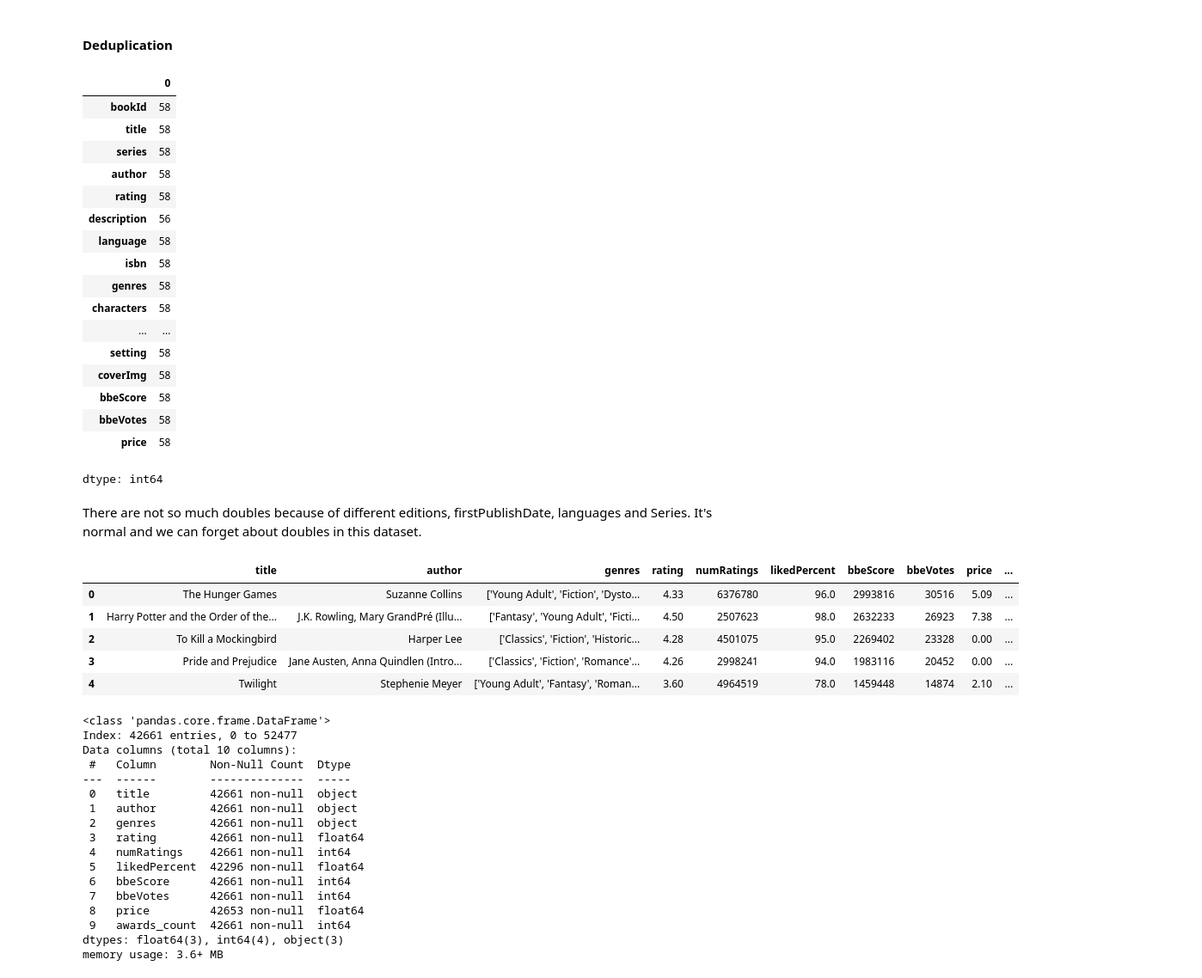
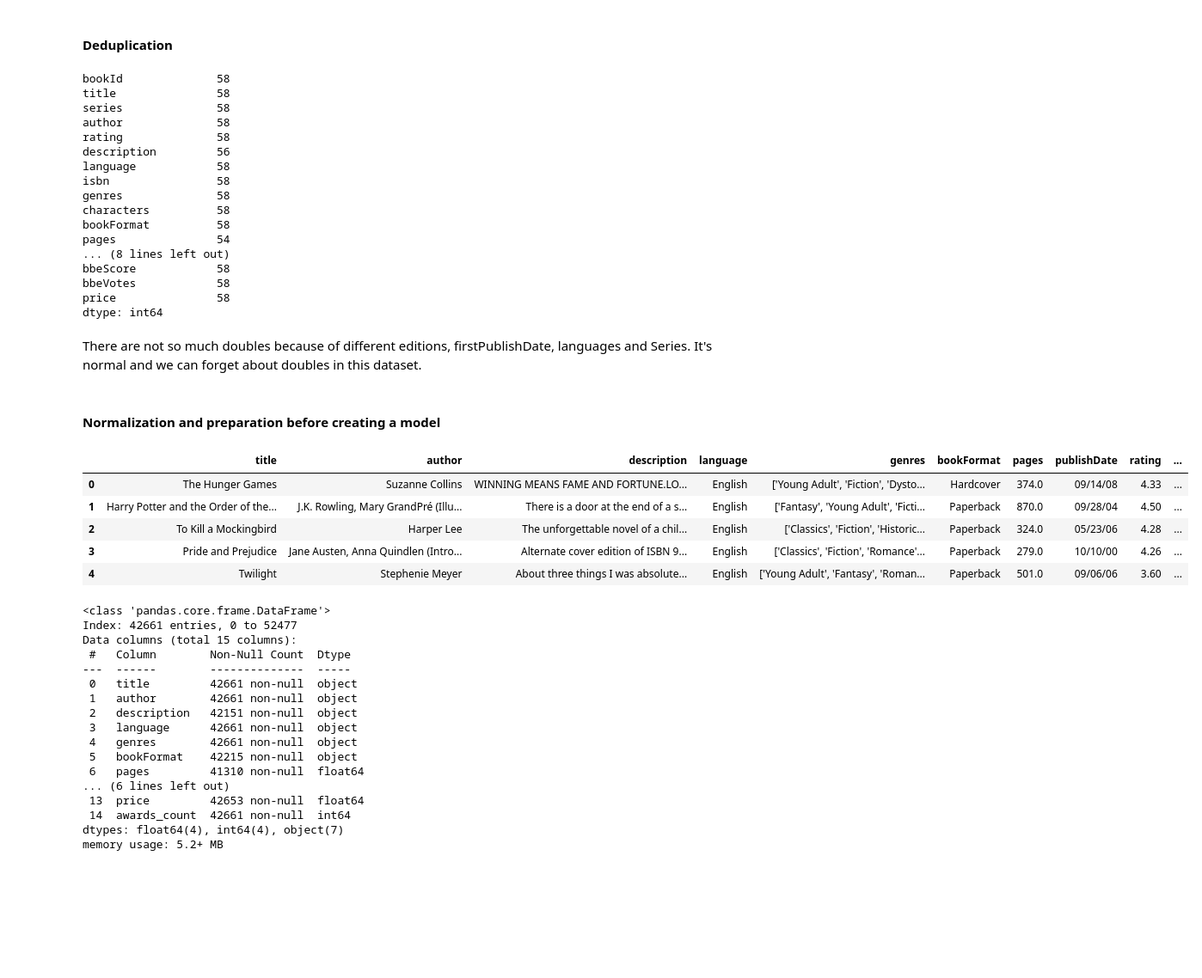
Before and after one commit to DmitrySavinskikh/ml-project, a Jupyter notebook: Group_Project_MDS_ML_26.06.ipynb, the cells around one changed output. Shown at 86% size. Drawn from its saved outputs; the diff is of its cells as text; code cells hidden in the pictures; blank space fills up the shorter version.

```diff
--- a/Group_Project_MDS_ML_26.06.ipynb
+++ b/Group_Project_MDS_ML_26.06.ipynb
@@ -263,5 +262,7 @@ df['price'] = df['price'].fillna(0)
 # %%
+
 df.drop('edition', axis=1, inplace=True)
+df.drop('coverImg', axis=1, inplace=True)
 df
 # %% [output]
 |  | bookId | title | series | author | rating | description | language | isbn | genres | characters | ... |
@@ -335,68 +350,69 @@ Column 'coverImg' seems useless
 doubles = df[df.duplicated(subset=['bookId'], keep=False)].count()
 doubles
 # %% [output]
-|  | 0 |
-| bookId | 58 |
-| title | 58 |
-| series | 58 |
-| author | 58 |
-| rating | 58 |
-| description | 56 |
-| language | 58 |
-| isbn | 58 |
-| genres | 58 |
-| characters | 58 |
-| ... | ... |
-| setting | 58 |
-| coverImg | 58 |
-| bbeScore | 58 |
-| bbeVotes | 58 |
-| price | 58 |
+bookId              58
+title               58
+series              58
+author              58
+rating              58
+description         56
+language            58
+isbn                58
+genres              58
+characters          58
+bookFormat          58
+pages               54
+... (8 lines left out)
+bbeScore            58
+bbeVotes            58
+price               58
 dtype: int64
 # %% [markdown]
 There are not so much doubles because of different editions, firstPublishDate, languages and Series. It's normal and we can forget about doubles in this dataset.
+# %% [markdown]
+#### Normalization and preparation before creating a model
 # %%
 df['pages'] = pd.to_numeric(df['pages'], errors='coerce')
 df['price'] = pd.to_numeric(df['price'], errors='coerce')
 # %%
 numeric_df = df[['rating', 'numRatings', 'likedPercent', 'bbeScore', 'bbeVotes', 'price']].copy()
 
 numeric_df['awards_count'] = df['awards'].apply(len)
 
 # Нормализуем все числовые колонки в диапазон 0-1
 #scaler = MinMaxScaler()
 #normalized_data = scaler.fit_transform(numeric_df)
 #normalized_df = pd.DataFrame(normalized_data, columns=numeric_df.columns, index=numeric_df.index)
 
 # Добавляем категориальные колонки для контекста
-context_cols = ['title', 'author', 'genres']
+context_cols = ['title', 'author', 'description', 'language', 'genres', 'bookFormat', 'pages', 'publishDate']
 final_df = pd.concat([df[context_cols], numeric_df], axis=1)
 
 final_df.head()
 # %% [output]
-|  | title | author | genres | rating | numRatings | likedPercent | bbeScore | bbeVotes | price | ... |
-| 0 | The Hunger Games | Suzanne Collins | ['Young Adult', 'Fiction', 'Dysto... | 4.33 | 6376780 | 96.0 | 2993816 | 30516 | 5.09 | ... |
-| 1 | Harry Potter and the Order of the... | J.K. Rowling, Mary GrandPré (Illu... | ['Fantasy', 'Young Adult', 'Ficti... | 4.50 | 2507623 | 98.0 | 2632233 | 26923 | 7.38 | ... |
-| 2 | To Kill a Mockingbird | Harper Lee | ['Classics', 'Fiction', 'Historic... | 4.28 | 4501075 | 95.0 | 2269402 | 23328 | 0.00 | ... |
-| 3 | Pride and Prejudice | Jane Austen, Anna Quindlen (Intro... | ['Classics', 'Fiction', 'Romance'... | 4.26 | 2998241 | 94.0 | 1983116 | 20452 | 0.00 | ... |
-| 4 | Twilight | Stephenie Meyer | ['Young Adult', 'Fantasy', 'Roman... | 3.60 | 4964519 | 78.0 | 1459448 | 14874 | 2.10 | ... |
+|  | title | author | description | language | genres | bookFormat | pages | publishDate | rating | ... |
+| 0 | The Hunger Games | Suzanne Collins | WINNING MEANS FAME AND FORTUNE.LO... | English | ['Young Adult', 'Fiction', 'Dysto... | Hardcover | 374.0 | 09/14/08 | 4.33 | ... |
+| 1 | Harry Potter and the Order of the... | J.K. Rowling, Mary GrandPré (Illu... | There is a door at the end of a s... | English | ['Fantasy', 'Young Adult', 'Ficti... | Paperback | 870.0 | 09/28/04 | 4.50 | ... |
+| 2 | To Kill a Mockingbird | Harper Lee | The unforgettable novel of a chil... | English | ['Classics', 'Fiction', 'Historic... | Paperback | 324.0 | 05/23/06 | 4.28 | ... |
+| 3 | Pride and Prejudice | Jane Austen, Anna Quindlen (Intro... | Alternate cover edition of ISBN 9... | English | ['Classics', 'Fiction', 'Romance'... | Paperback | 279.0 | 10/10/00 | 4.26 | ... |
+| 4 | Twilight | Stephenie Meyer | About three things I was absolute... | English | ['Young Adult', 'Fantasy', 'Roman... | Paperback | 501.0 | 09/06/06 | 3.60 | ... |
 # %%
 final_df.info()
 # %% [output]
 <class 'pandas.core.frame.DataFrame'>
 Index: 42661 entries, 0 to 52477
-Data columns (total 10 columns):
+Data columns (total 15 columns):
  #   Column        Non-Null Count  Dtype
 ---  ------        --------------  -----
  0   title         42661 non-null  object
  1   author        42661 non-null  object
- 2   genres        42661 non-null  object
- 3   rating        42661 non-null  float64
- 4   numRatings    42661 non-null  int64
- 5   likedPercent  42296 non-null  float64
- 6   bbeScore      42661 non-null  int64
- 7   bbeVotes      42661 non-null  int64
- 8   price         42653 non-null  float64
- 9   awards_count  42661 non-null  int64
-dtypes: float64(3), int64(4), object(3)
-memory usage: 3.6+ MB
+ 2   description   42151 non-null  object
+ 3   language      42661 non-null  object
+ 4   genres        42661 non-null  object
+ 5   bookFormat    42215 non-null  object
+ 6   pages         41310 non-null  float64
+... (6 lines left out)
+ 13  price         42653 non-null  float64
+ 14  awards_count  42661 non-null  int64
+dtypes: float64(4), int64(4), object(7)
+memory usage: 5.2+ MB
```
Also changed, not shown: parts of 8 cells of this notebook.
